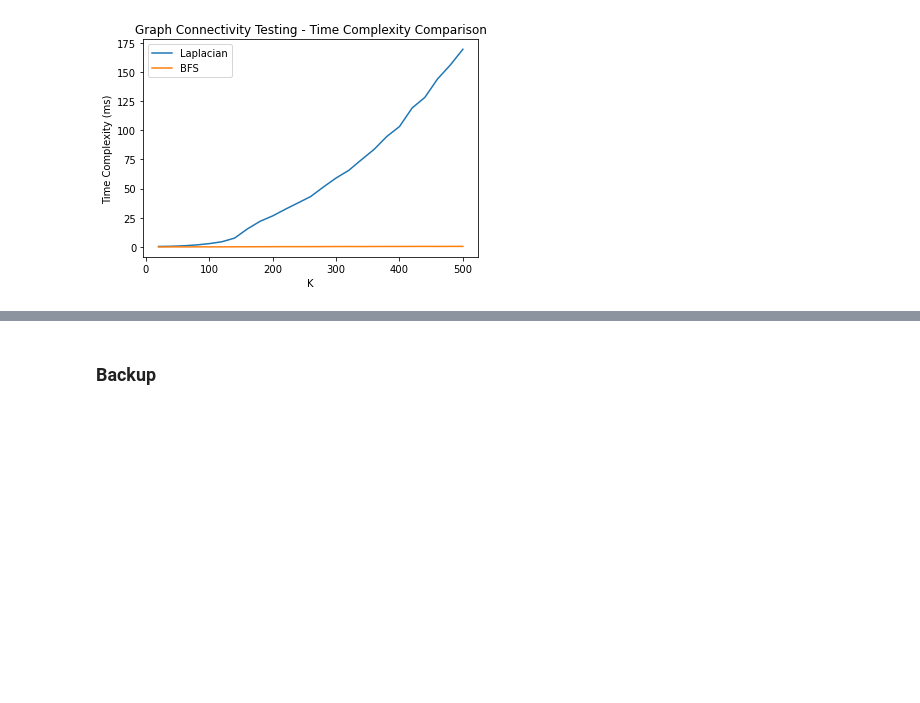
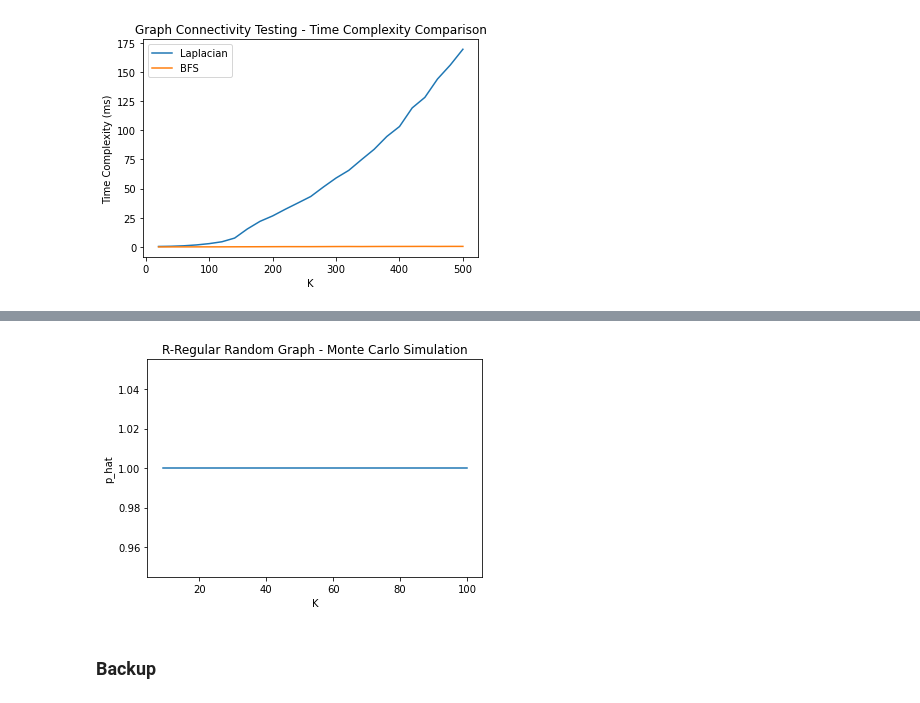
Before and after one commit to brauliovillalobos/Networking-for-Big-Data-Data-Centers-HW1-1047223, a Jupyter notebook: HW1_NBD_DataCenters.ipynb, the cells around one changed output, grey strips where cells are left out. Drawn from its saved outputs; the diff is of its cells as text; code cells hidden in the pictures; blank space fills up the shorter version.

```diff
--- a/HW1_NBD_DataCenters.ipynb
+++ b/HW1_NBD_DataCenters.ipynb
@@ -231,3 +329,13 @@ plt.show()
+# %%
+r_reg_simulation, k_vector = rr_monte_carlo_sim(d = 8, n = 100, M = 1000)
+# %%
+plt.plot(k_vector,r_reg_simulation)
+plt.title('R-Regular Random Graph - Monte Carlo Simulation')
+plt.ylabel('p_hat')
+plt.xlabel('K')
+plt.show()
+# %% [output]
+[figure, added]
 # %% [markdown]
 ### Backup
 # %%
```
Also changed, not shown: parts of 8 cells of this notebook.
